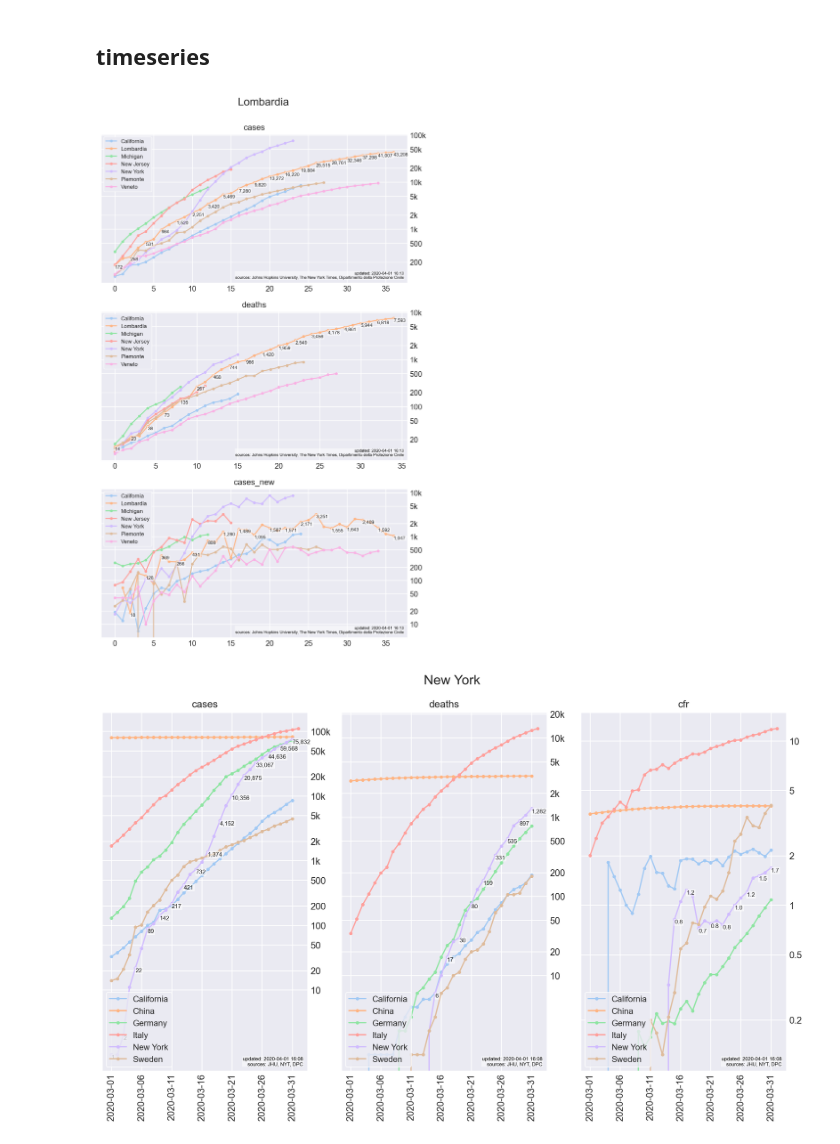
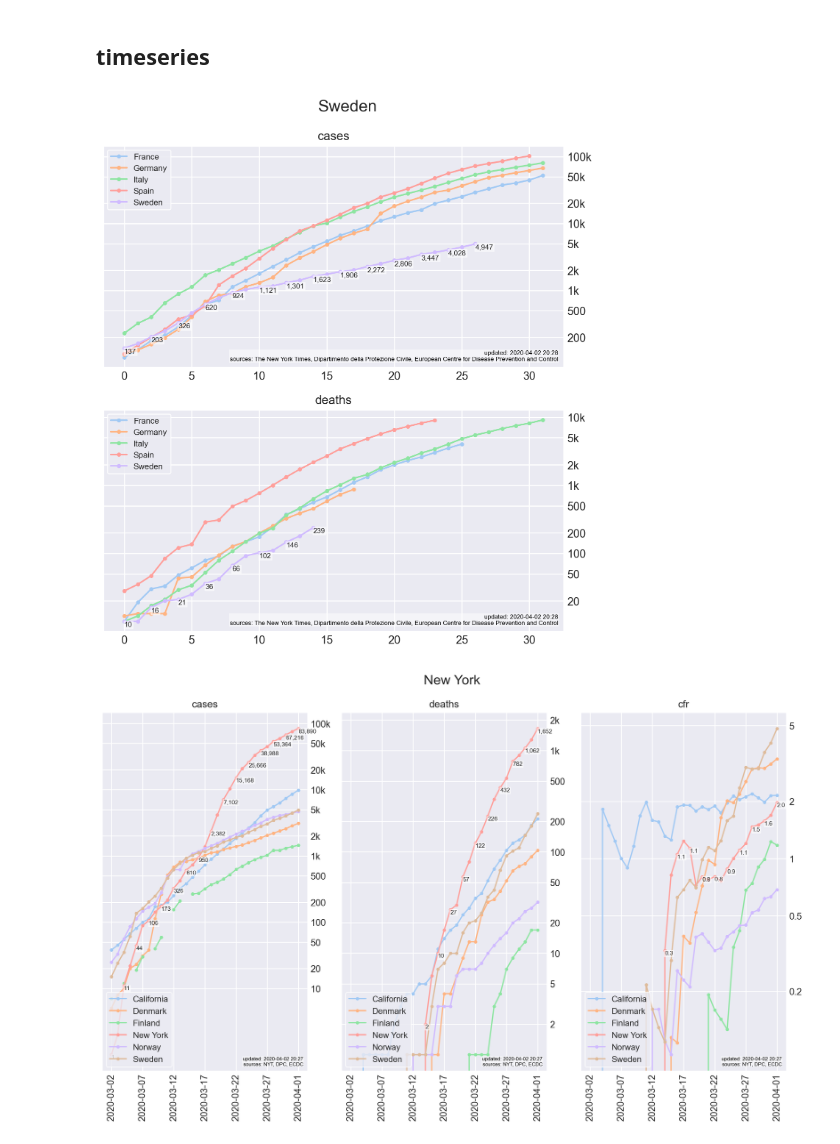
Before and after one commit to eferm/covid-19, a Jupyter notebook: notebooks/covid-19.ipynb, the cells around one changed output. Cells and saved outputs as stored; diff of their text form; code cells hidden in the pictures.

```diff
--- a/notebooks/covid-19.ipynb
+++ b/notebooks/covid-19.ipynb
@@ -232,15 +243,14 @@ def with_pct_change(df):
 for i, level in enumerate(LEVELS):
     df = (
         rollup(CATALOG['df.combined'], level)
-        .pipe(with_cases_active)
         .pipe(with_cfr)
         .pipe(with_diffs)
         .pipe(with_pct_change)
     )
     CATALOG[f'df.derived.{level}'] = df
 
-df = CATALOG['df.derived.county']
-df = df.loc[df['state'] == 'Lombardia']
+df = CATALOG['df.derived.country']
+df = df.loc[df['country'] == 'UK']
 display('preview', df.tail())
 # %% [output]
 'preview'
@@ -285,7 +295,6 @@ for i, level in enumerate(LEVELS):
         df
         .pipe(with_offset, 'cases', LIMITS['cases'])
         .pipe(with_offset, 'deaths', LIMITS['deaths'])
-        .pipe(with_offset, 'recovered', LIMITS['recovered'])
         .melt(
             id_vals,
             [f'{m}_offset' for m in METRICS],
@@ -297,8 +306,8 @@ for i, level in enumerate(LEVELS):
     )
     CATALOG[f'df.offset.{level}'] = df
 
-df = CATALOG['df.offset.state']
-df = df.loc[(df['state'] == 'Lombardia')
+df = CATALOG['df.offset.country']
+df = df.loc[(df['country'] == 'Italy')
             & (df['offset_metric'] == 'cases')]
 display('preview', df.tail())
 # %% [output]
@@ -400,11 +408,13 @@ display(
 # %% [markdown]
 ## timeseries
 # %%
+EU5 = ['Italy', 'United Kingdom', 'Germany', 'Spain', 'France']
+NORDICS = ['Sweden', 'Denmark', 'Norway', 'Finland']
+
+
 def infotext(size):
-    if size == 'long':
-        sources = SOURCES.values()
-    else:
-        sources = map(lambda s: s.upper(), SOURCES.keys())
+    attr = {'long': 'name', 'short': 'shortname'}
+    sources = map(lambda o: getattr(o, attr[size]), SOURCES.values())
     return f"updated: {dt.datetime.now().strftime('%Y-%m-%d %H:%M')}\n" \
            f"sources: {', '.join(sources)}"
 
@@ -474,9 +484,8 @@ def get_timeseries(series, metric, offset_metric):
     return df
 
 
-def plot(series, plots, highlight='Italy', dpi=100):
+def plot(series, plots, days, highlight='Italy', dpi=100):
 
-    days = 36
     from_date = (dt.datetime.now() - dt.timedelta(days=days)).strftime("%Y-%m-%d")
 
     rows = len(plots)
@@ -512,46 +521,47 @@ def plot(series, plots, highlight='Italy', dpi=100):
         # legend
         plt.sca(ax)
         leg = plt.legend(loc=2, prop={'size':8})
         leg.get_frame().set_edgecolor('white')
         leg.get_frame().set_linewidth(1.0)
 
     if rows > 1:
         fig.suptitle(highlight, fontsize=16)
     fig.tight_layout(rect=[0, 0.03, 1, 0.95])
 
 
 plot(
     series={
-#         'country': {
-#             'df': CATALOG['df.offset.country'],
-#             'series': ['US', 'Italy'],
+        'country': {
+            'df': CATALOG['df.offset.country'],
+            'series': EU5 + ['Sweden'],
+        },
+#         'state': {
+#             'df': CATALOG['df.offset.state'],
+#             'series': ['New York', 'California', 'Lombardia'],
+# #             'series': ['Italy'],
+# #             'series_level': 'country',
 #         },
-        'state': {
-            'df': CATALOG['df.offset.state'],
-            'series': ['New York', 'New Jersey', 'California', 'Michigan',
-                       'Lombardia', 'Emilia Romagna', 'Veneto', 'Piemonte'],
-#             'series': ['Italy'],
-#             'series_level': 'country',
-        },
 #         'county': {
 #             'df': CATALOG['df.offset.county'],
 #             'series': [
 #                 'New York City, NY', 'Westchester, NY', 'Nassau, NY',
 #                 'Los Angeles, CA', 'Santa Clara, CA', 'San Francisco, CA',
 #             ],
 # #             'series': ['California'],
 # #             'series_level': 'state',
 #         }
     },
     plots={  # k = metric to plot; v = offset_metric index to use
         'cases': 'cases',
         'deaths': 'deaths',
-        'cases_new': 'cases',
+#         'deaths_new': 'deaths',
+#         'cases_new': 'cases',
     },
-    **dict(highlight='Lombardia', dpi=200),
+    days=31,
+    **dict(highlight='Sweden', dpi=200),
 )
 # %% [output]
-[figure, old version]
+[figure, new version]
 # %%
 def get_timeseries(df, index, series, country=None, state=None, rollup_states=True):
     df = df.copy()
@@ -580,9 +590,8 @@ def get_timeseries(df, index, series, country=None, state=None, rollup_states=Tr
     return df
 
 
-def plot(countries, states, plots, highlight='Italy', dpi=100):
+def plot(countries, states, plots, days, highlight='Italy', dpi=100):
 
-    days = 31
     from_date = (dt.datetime.now() - dt.timedelta(days=days)).strftime("%Y-%m-%d")
 
     cols = len(plots)
@@ -635,23 +644,19 @@ def plot(countries, states, plots, highlight='Italy', dpi=100):
     fig.tight_layout(rect=[0, 0.03, 1, 0.95])
 
 
-eu5 = ['Italy', 'United Kingdom', 'Germany', 'Spain', 'France']
-nordics = ['Sweden', 'Denmark', 'Norway', 'Finland']
-asia = ['China', 'Korea, South', 'Singapore', 'Japan']
-us = ['California', 'New York', 'Washington', 'New Jersey', 'Illinois']
-
 # works best when picking 4-8 countries/states
 df = CATALOG['df.derived.state']
 
 plot(
-    countries=eu5[:3] + nordics[:1] + asia[:2],
-    states=us[:2],
+    countries=NORDICS,
+    states=['California', 'New York'],
     plots={
         'cases': df,
         'deaths': df,
         'cfr': df,
     },
+    days=31,
     **dict(highlight='New York', dpi=200),
 )
 # %% [output]
-[figure, old version]
+[figure, new version]
```
Also changed, not shown: parts of 8 cells of this notebook, 3 other files.
